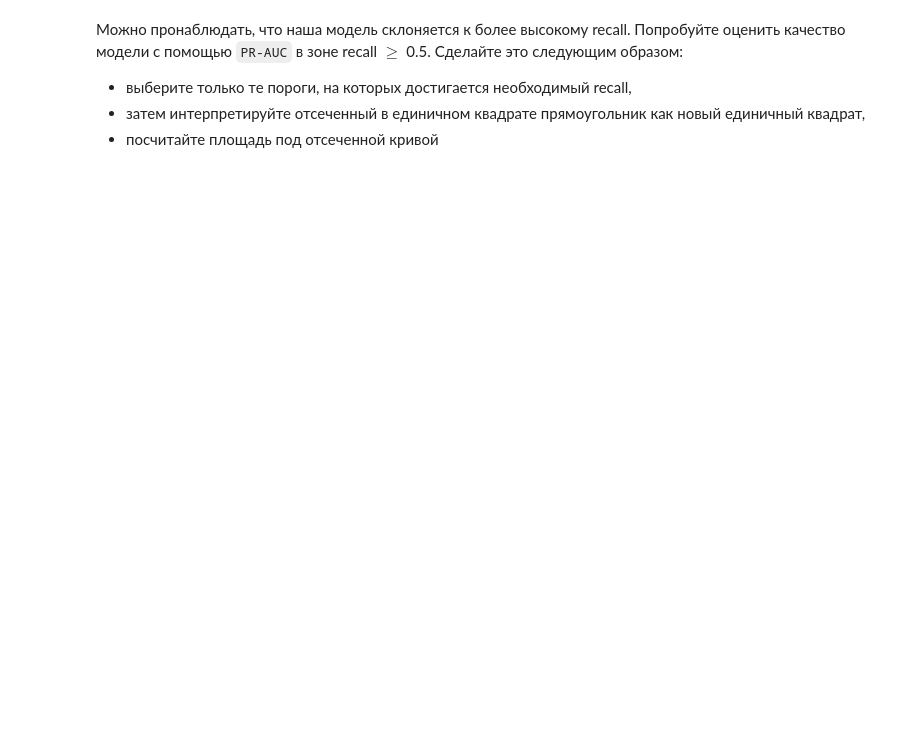
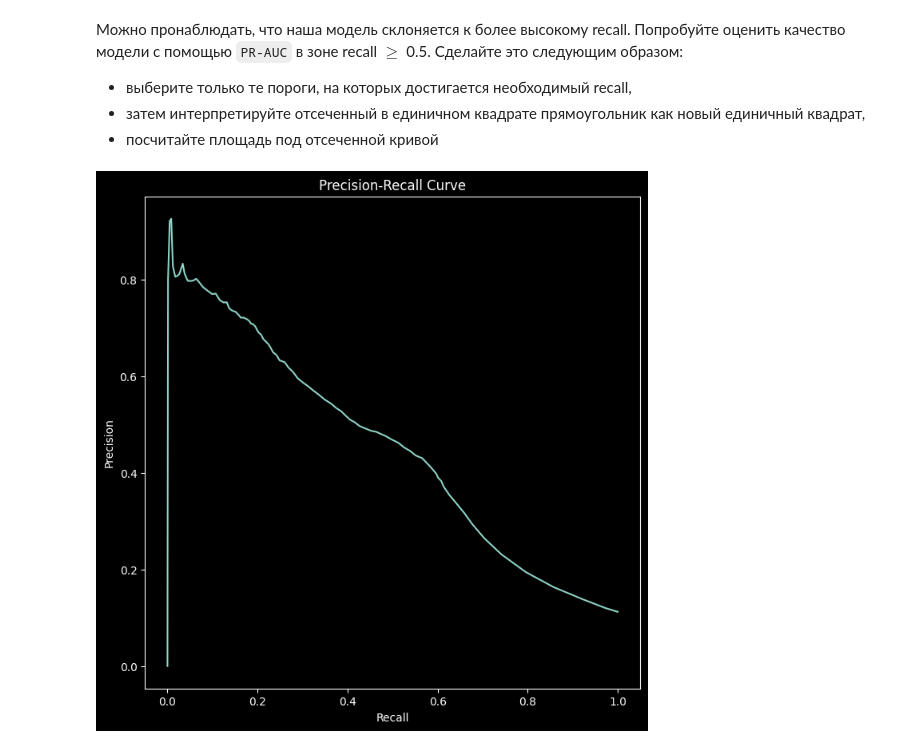
Before and after one commit to myramystin/ml, a Jupyter notebook: homework-practice-04-linclass-onikova.ipynb, the cells around one changed output. Cells and saved outputs as stored; diff of their text form; code cells hidden in the pictures; blank space fills up the shorter version.

```diff
--- a/homework-practice-04-linclass-onikova.ipynb
+++ b/homework-practice-04-linclass-onikova.ipynb
@@ -825,7 +1074,7 @@ columns = ['age', 'workclass', 'fnlwgt', 'education',
            'capital-loss', 'hours-per-week', 'native-country',
            'income']
 
-df = pd.read_csv('adult.data', header=None, names=columns)
+df = pd.read_csv('data/adult.data', header=None, names=columns)
 df['income'] = (df['income'] != " <=50K").astype('int32')
 df.sample()
 # %% [output]
@@ -986,0 +1896,9 @@ __Ответ:__ #your answer here
+# %%
+plt.subplots(figsize=(8, 8))
+plt.plot(mean_recalls, mean_precisions)
+plt.title('Precision-Recall Curve')
+plt.ylabel('Precision')
+plt.xlabel('Recall')
+plt.show()
+# %% [output]
+[figure, added]
```
Also changed, not shown: parts of 104 cells of this notebook, 5 other files.
